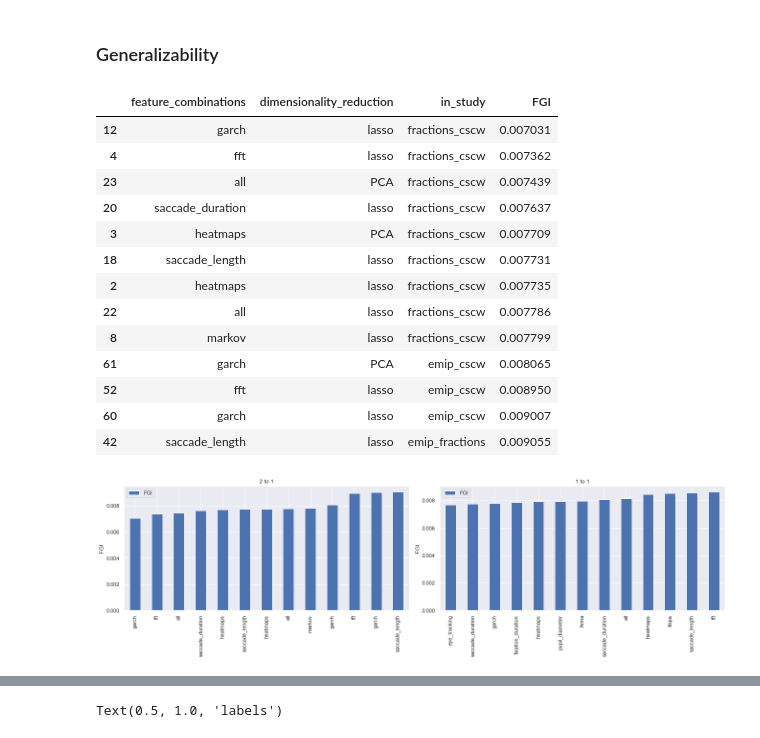
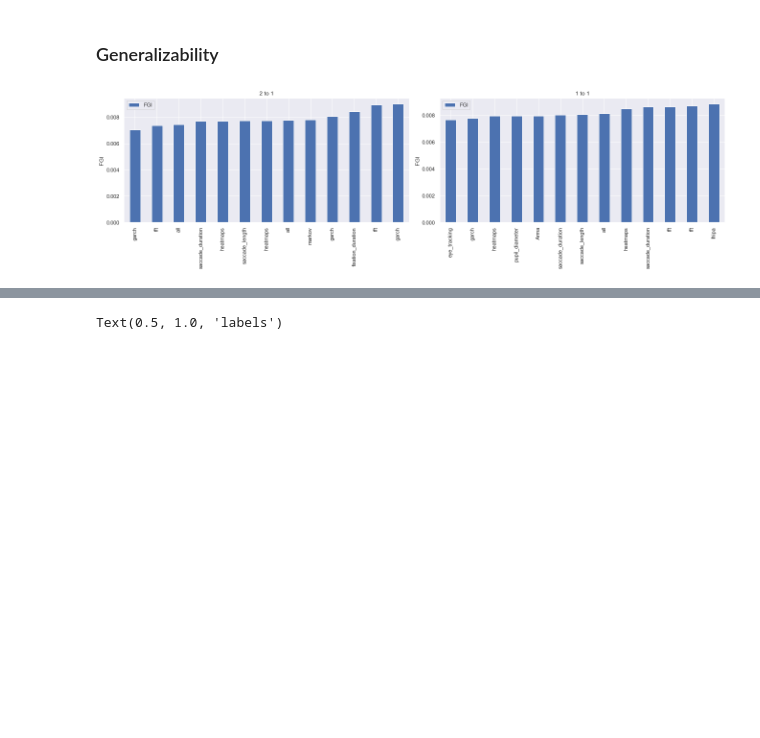
Before and after one commit to s0lvang/ideal-pancake, a Jupyter notebook: misc/notebooks/Analyze Results.ipynb, the cells around one changed output, grey strips where cells are left out. Drawn from its saved outputs; the diff is of its cells as text; code cells hidden in the pictures; blank space fills up the shorter version.

Commit message:
adds results csvs

```diff
--- a/misc/notebooks/Analyze Results.ipynb
+++ b/misc/notebooks/Analyze Results.ipynb
@@ -7,9 +7,11 @@ from sklearn.metrics import mean_squared_error
 sns.set_theme()
 # %%
 two_to_one_df = pd.read_csv("results/results_2_to_1_new_emip.csv")
-two_to_one_df_fix_lhipa = pd.read_csv("results_2_to_1_new_feature_groups.csv")
+two_to_one_df_fix_lhipa = pd.read_csv("results/results_2_to_1_new_feature_groups.csv")
 two_to_one_df = pd.concat((two_to_one_df, two_to_one_df_fix_lhipa))
 one_to_one_df = pd.read_csv("results/results_1_to_1_new_emip.csv")
+one_to_one_df_fix_lhipa = pd.read_csv("results/results_1_to_1_new_feature_groups.csv")
+one_to_one_df = pd.concat((one_to_one_df, one_to_one_df_fix_lhipa))
 two_to_one_df.columns
 
 three_to_zero_df = pd.read_csv("results/results_3_to_0.csv")
@@ -250,15 +269,0 @@ minimum_rmse.plot.bar(x="in_study", y=["rmse", "baseline"])
-# %%
-# TOP 13 RMSE with for one to one and
-smallest = two_to_one_df.nsmallest(13, "rmse")
-smallest = smallest.reset_index()
-smallest.index = 2*smallest.index +1
-smallest_oto = one_to_one_df.nsmallest(13, "rmse")
-smallest_oto = smallest_oto.reset_index()
-smallest_oto.index = 2*smallest_oto.index
-smallest = pd.concat([smallest, smallest_oto]).sort_index()
-
-
-ax = smallest.loc[:,"rmse"].plot(kind="bar", color=['blue','red'], use_index=True)
-ax.legend({"blue": "1t1", "red": "2to1"})
-ax.set_xticks(range(len(smallest)))
-ax.set_xticklabels(smallest["feature_combinations"], rotation=90)
@@ -355,32 +337,17 @@ fig.savefig("plots/feature_groups_context_sensitivity.jpg")
 # %%
 two_to_one_filtered = filter_on_baselines(two_to_one_df)
 one_to_one_filtered = filter_on_baselines(one_to_one_df)
 
 smallest_FGI_two_to_one = two_to_one_filtered.nsmallest(13, "FGI")
 smallest_FGI_one_to_one = one_to_one_filtered.nsmallest(13, "FGI")
 dfs = [smallest_FGI_two_to_one, smallest_FGI_one_to_one]
 titles = ["2 to 1", "1 to 1"]
 
 
 
 fig = side_by_side_bar_plot(dfs, titles, y="FGI", y_label="FGI", x_label="", ticks="feature_combinations")
 fig.set_size_inches(18.5, 5.5, forward=True)
 fig.tight_layout()
 fig.savefig("plots/feature_groups_generalizability.jpg")
-smallest_FGI_two_to_one.loc[:, ["feature_combinations", "dimensionality_reduction", "in_study", "FGI"]]
 # %% [output]
-|  | feature_combinations | dimensionality_reduction | in_study | FGI |
-| 12 | garch | lasso | fractions_cscw | 0.007031 |
-| 4 | fft | lasso | fractions_cscw | 0.007362 |
-| 23 | all | PCA | fractions_cscw | 0.007439 |
-| 20 | saccade_duration | lasso | fractions_cscw | 0.007637 |
-| 3 | heatmaps | PCA | fractions_cscw | 0.007709 |
-| 18 | saccade_length | lasso | fractions_cscw | 0.007731 |
-| 2 | heatmaps | lasso | fractions_cscw | 0.007735 |
-| 22 | all | lasso | fractions_cscw | 0.007786 |
-| 8 | markov | lasso | fractions_cscw | 0.007799 |
-| 61 | garch | PCA | emip_cscw | 0.008065 |
-| 52 | fft | lasso | emip_cscw | 0.008950 |
-| 60 | garch | lasso | emip_cscw | 0.009007 |
-| 42 | saccade_length | lasso | emip_fractions | 0.009055 |
-[figure, old version]
+[figure, new version]
```
Also changed, not shown: parts of 21 cells of this notebook.
